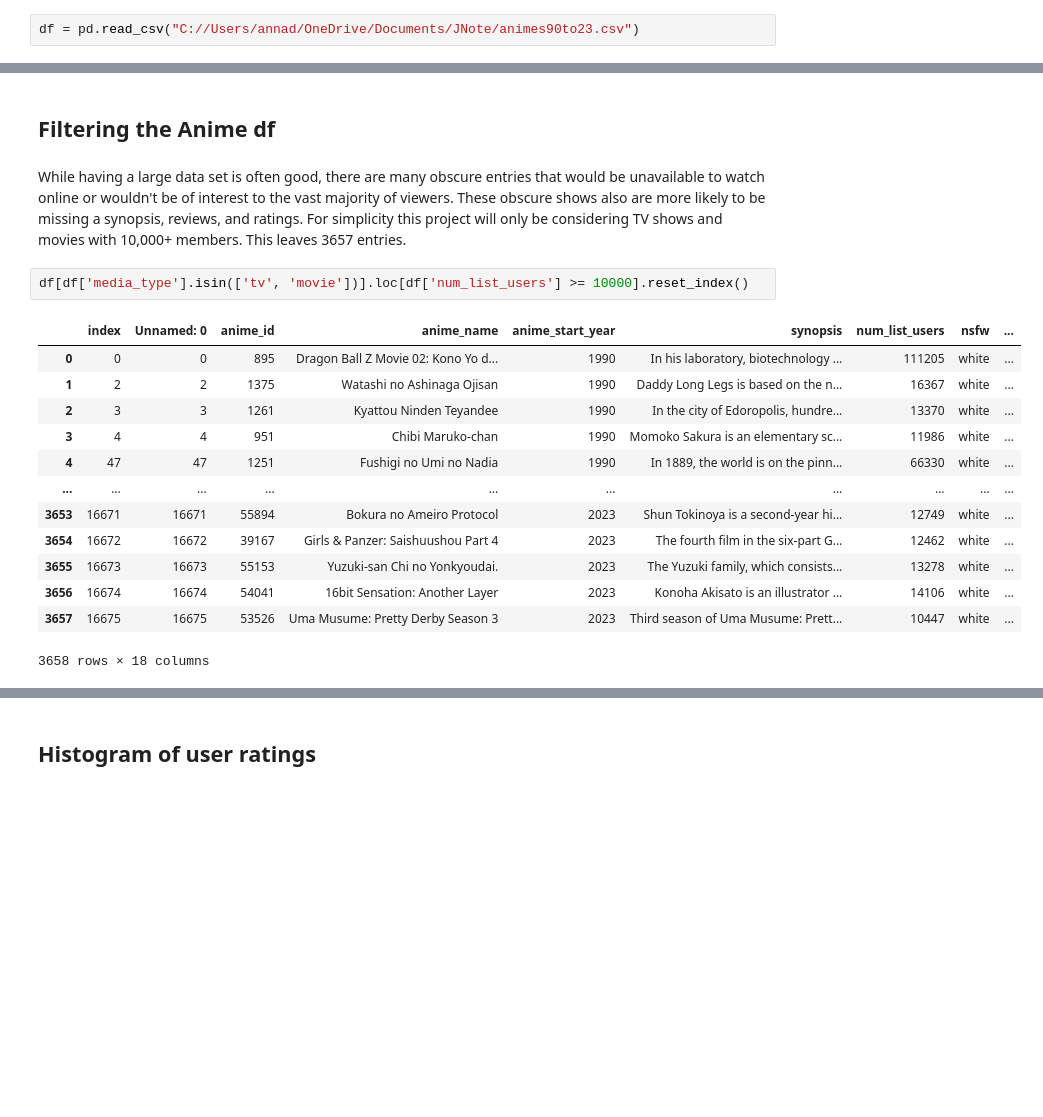
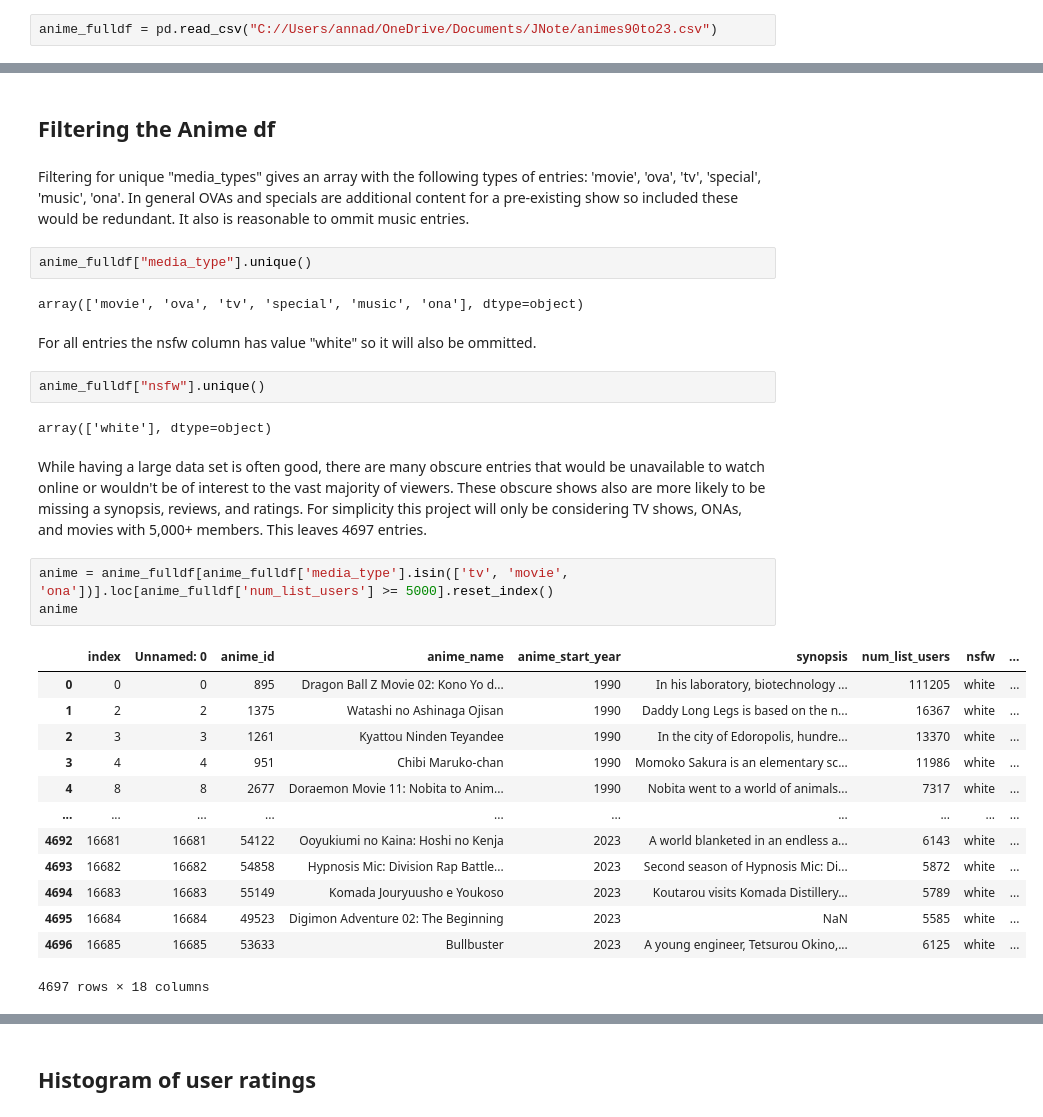
Before and after one commit to annaaa-li/mal_recommender, a Jupyter notebook: data review.ipynb, the cells around one changed output, grey strips where cells are left out. Saved outputs shown, nothing was run; the diff lists cells and outputs as text; blank space fills up the shorter version.

```diff
--- a/data review.ipynb
+++ b/data review.ipynb
@@ -20,5 +20,5 @@ from matplotlib import colors
 from matplotlib.ticker import PercentFormatter
 plt.style.use('ggplot')
 # %%
-df = pd.read_csv("C://Users/annad/OneDrive/Documents/JNote/animes90to23.csv")
+anime_fulldf = pd.read_csv("C://Users/annad/OneDrive/Documents/JNote/animes90to23.csv")
 # %%
@@ -26,20 +26,33 @@ rating_df = pd.read_csv("C://Users/annad/OneDrive/Documents/JNote/rating.csv")
 # %% [markdown]
 ## Filtering the Anime df
+# %% [markdown]
+Filtering for unique "media_types" gives an array with the following types of entries: 'movie', 'ova', 'tv', 'special', 'music', 'ona'. In general OVAs and specials are additional content for a pre-existing show so included these would be redundant. It also is reasonable to ommit music entries.
+# %%
+anime_fulldf["media_type"].unique()
+# %% [output]
+array(['movie', 'ova', 'tv', 'special', 'music', 'ona'], dtype=object)
+# %% [markdown]
+For all entries the nsfw column has value "white" so it will also be ommitted.
+# %%
+anime_fulldf["nsfw"].unique()
+# %% [output]
+array(['white'], dtype=object)
 # %% [markdown]
-While having a large data set is often good, there are many obscure entries that would be unavailable to watch online or wouldn't be of interest to the vast majority of viewers. These obscure shows also are more likely to be missing a synopsis, reviews, and ratings. For simplicity this project will only be considering TV shows and movies with 10,000+ members. This leaves 3657 entries.
+While having a large data set is often good, there are many obscure entries that would be unavailable to watch online or wouldn't be of interest to the vast majority of viewers. These obscure shows also are more likely to be missing a synopsis, reviews, and ratings. For simplicity this project will only be considering TV shows, ONAs, and movies with 5,000+ members. This leaves 4697 entries.
 # %%
-df[df['media_type'].isin(['tv', 'movie'])].loc[df['num_list_users'] >= 10000].reset_index()
+anime = anime_fulldf[anime_fulldf['media_type'].isin(['tv', 'movie', 'ona'])].loc[anime_fulldf['num_list_users'] >= 5000].reset_index()
+anime
 # %% [output]
 |  | index | Unnamed: 0 | anime_id | anime_name | anime_start_year | synopsis | num_list_users | nsfw | ... |
 | 0 | 0 | 0 | 895 | Dragon Ball Z Movie 02: Kono Yo d... | 1990 | In his laboratory, biotechnology ... | 111205 | white | ... |
 | 1 | 2 | 2 | 1375 | Watashi no Ashinaga Ojisan | 1990 | Daddy Long Legs is based on the n... | 16367 | white | ... |
 | 2 | 3 | 3 | 1261 | Kyattou Ninden Teyandee | 1990 | In the city of Edoropolis, hundre... | 13370 | white | ... |
 | 3 | 4 | 4 | 951 | Chibi Maruko-chan | 1990 | Momoko Sakura is an elementary sc... | 11986 | white | ... |
-| 4 | 47 | 47 | 1251 | Fushigi no Umi no Nadia | 1990 | In 1889, the world is on the pinn... | 66330 | white | ... |
+| 4 | 8 | 8 | 2677 | Doraemon Movie 11: Nobita to Anim... | 1990 | Nobita went to a world of animals... | 7317 | white | ... |
 | ... | ... | ... | ... | ... | ... | ... | ... | ... | ... |
-| 3653 | 16671 | 16671 | 55894 | Bokura no Ameiro Protocol | 2023 | Shun Tokinoya is a second-year hi... | 12749 | white | ... |
-| 3654 | 16672 | 16672 | 39167 | Girls & Panzer: Saishuushou Part 4 | 2023 | The fourth film in the six-part G... | 12462 | white | ... |
-| 3655 | 16673 | 16673 | 55153 | Yuzuki-san Chi no Yonkyoudai. | 2023 | The Yuzuki family, which consists... | 13278 | white | ... |
-| 3656 | 16674 | 16674 | 54041 | 16bit Sensation: Another Layer | 2023 | Konoha Akisato is an illustrator ... | 14106 | white | ... |
-| 3657 | 16675 | 16675 | 53526 | Uma Musume: Pretty Derby Season 3 | 2023 | Third season of Uma Musume: Prett... | 10447 | white | ... |
+| 4692 | 16681 | 16681 | 54122 | Ooyukiumi no Kaina: Hoshi no Kenja | 2023 | A world blanketed in an endless a... | 6143 | white | ... |
+| 4693 | 16682 | 16682 | 54858 | Hypnosis Mic: Division Rap Battle... | 2023 | Second season of Hypnosis Mic: Di... | 5872 | white | ... |
+| 4694 | 16683 | 16683 | 55149 | Komada Jouryuusho e Youkoso | 2023 | Koutarou visits Komada Distillery... | 5789 | white | ... |
+| 4695 | 16684 | 16684 | 49523 | Digimon Adventure 02: The Beginning | 2023 | NaN | 5585 | white | ... |
+| 4696 | 16685 | 16685 | 53633 | Bullbuster | 2023 | A young engineer, Tetsurou Okino,... | 6125 | white | ... |
-3658 rows × 18 columns
+4697 rows × 18 columns
```
Also changed, not shown: parts of 8 cells of this notebook.
